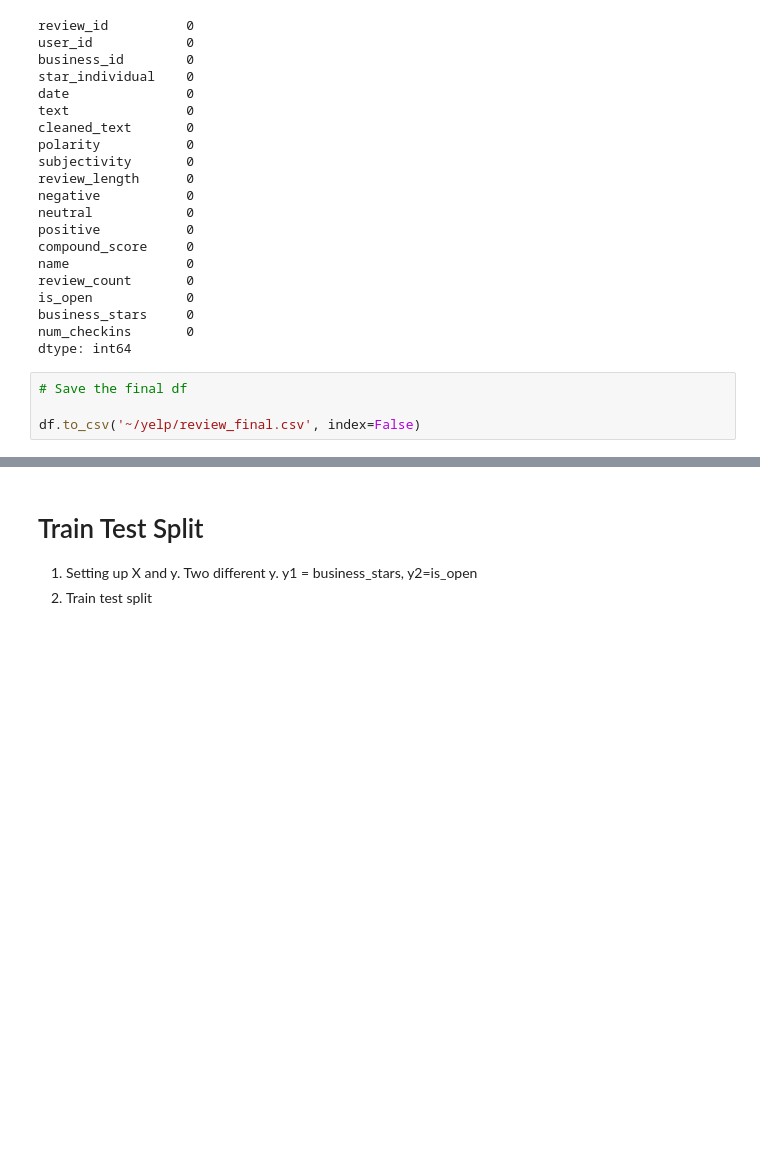
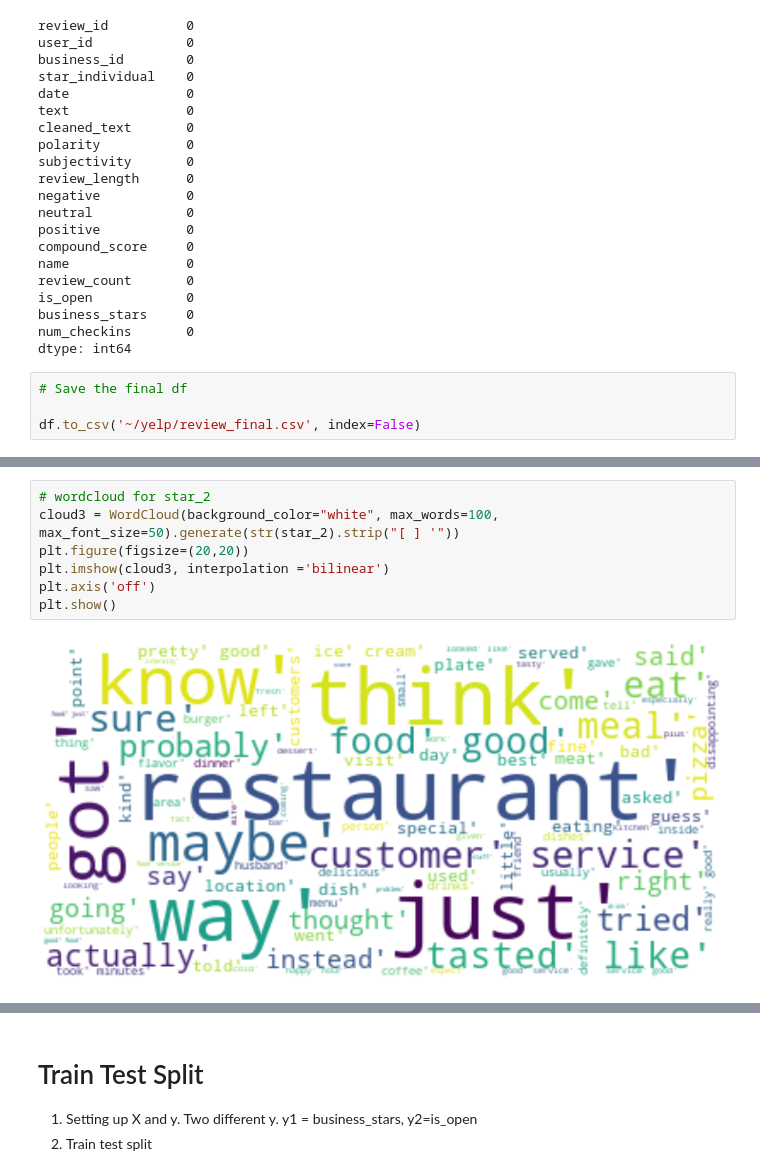
Before and after one commit to terrancexia/Yelp-Review-Sentiment-Analysis, a Jupyter notebook: Yelp Project.ipynb, the cells around one changed output, grey strips where cells are left out. Drawn from its saved outputs; the diff is of its cells as text; blank space fills up the shorter version.

```diff
--- a/Yelp Project.ipynb
+++ b/Yelp Project.ipynb
@@ -833,0 +959,9 @@ df.to_csv('~/yelp/review_final.csv', index=False)
+# %%
+# wordcloud for star_2
+cloud3 = WordCloud(background_color="white", max_words=100, max_font_size=50).generate(str(star_2).strip("[ ] '"))
+plt.figure(figsize=(20,20))
+plt.imshow(cloud3, interpolation ='bilinear')
+plt.axis('off')
+plt.show()
+# %% [output]
+[figure, added]
```
Also changed, not shown: parts of 51 cells of this notebook.
